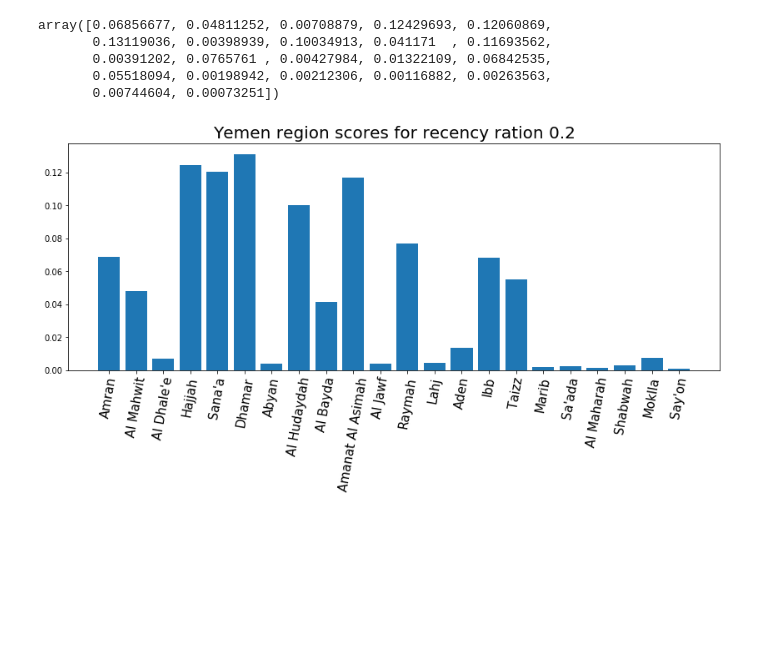
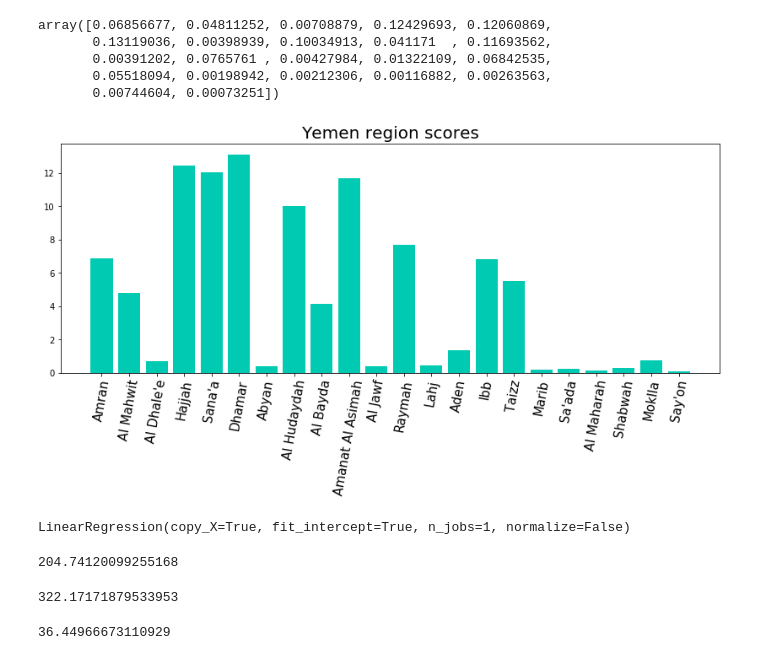
Before and after one commit to aidanacquah/ahhgeoaid, a Jupyter notebook: Yemen_cholera_outbreak.ipynb, the cells around one changed output. Drawn from its saved outputs; the diff is of its cells as text; code cells hidden in the pictures; blank space fills up the shorter version.

```diff
--- a/Yemen_cholera_outbreak.ipynb
+++ b/Yemen_cholera_outbreak.ipynb
@@ -85,9 +88,9 @@ array([0.06856677, 0.04811252, 0.00708879, 0.12429693, 0.12060869,
 # %%
 fig, ax = plt.subplots()
 fig.set_size_inches(14,5)
-ax.bar(range(len(areas)),score)
-ax.set_title('Yemen region scores for recency ration '+str(ratio_past_recent), size=20)
+ax.bar(range(len(areas)),score*100, color='#00cbb2')
+ax.set_title('Yemen region scores', size=20)
 ax.set_xticks(range(len(areas)))
 ax.set_xticklabels(areas, rotation=80, size=15);
 # %% [output]
-[figure, old version]
+[figure, new version]
@@ -101,0 +119,5 @@ ax.set_xticklabels(areas, rotation=80, size=15);
+# %%
+model = LinearRegression()
+model.fit(X,y)
+# %% [output]
+LinearRegression(copy_X=True, fit_intercept=True, n_jobs=1, normalize=False)
@@ -101,0 +126,17 @@ ax.set_xticklabels(areas, rotation=80, size=15);
+# %%
+# mean absolute error - linear regression
+err_lr = np.sum(np.abs(y-y_pred))/len(y)
+err_lr
+# %% [output]
+204.74120099255168
+# %%
+# mean absolute error - predicting average of dataset
+err_avg = np.sum(np.abs(y-np.mean(y)))/len(y)
+err_avg
+# %% [output]
+322.17171879533953
+# %%
+# error reduction %
+(err_avg-err_lr)/err_avg * 100
+# %% [output]
+36.44966673110929
```
Also changed, not shown: parts of 6 cells of this notebook, 1 other file.
